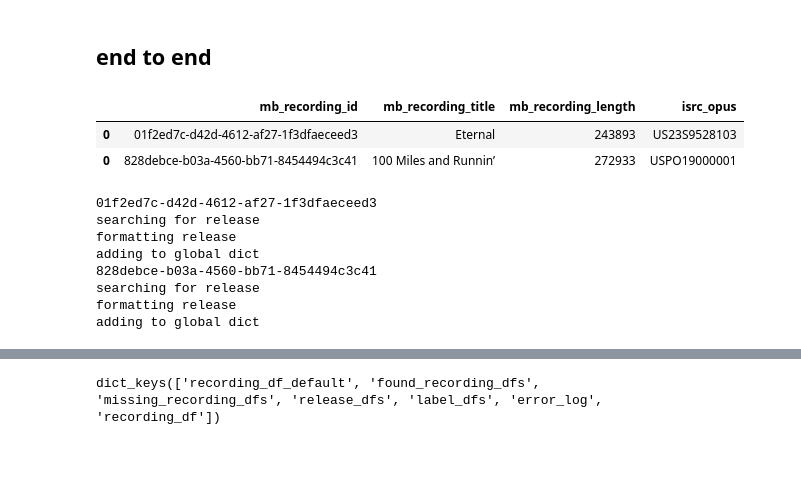
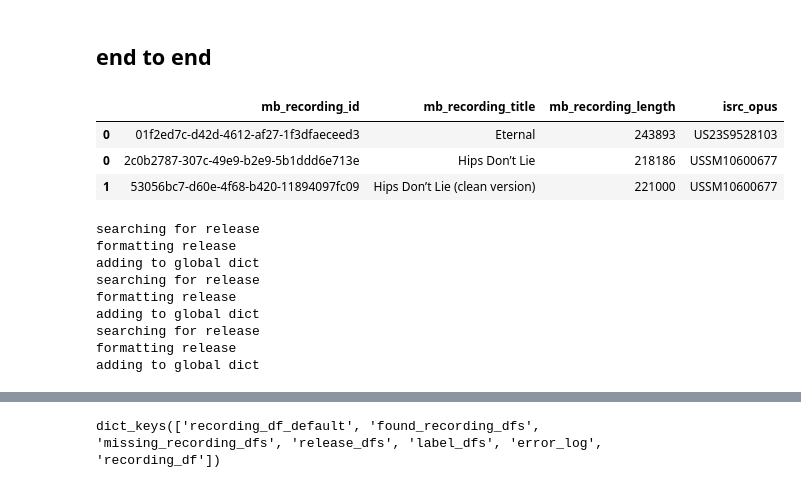
Before and after one commit to dknappopus/musicbrainz_api, a Jupyter notebook: musicbrainz_api.ipynb, the cells around one changed output, grey strips where cells are left out. Saved outputs shown, nothing was run; the diff lists cells and outputs as text; code cells hidden in the pictures; blank space fills up the shorter version.

```diff
--- a/musicbrainz_api.ipynb
+++ b/musicbrainz_api.ipynb
@@ -56,13 +56,16 @@ def create_mb_globals():
     missing_recording_dfs = []
     mb_release_dfs = []
     mb_label_dfs = []
+    related_recording_dfs = []
     error_log = []
+
 
     mb_global_dict = {'recording_df_default':mb_recording_df_dflt,
                       'found_recording_dfs':found_recording_dfs,
                       'missing_recording_dfs':missing_recording_dfs,
                       'release_dfs':mb_release_dfs,
                       'label_dfs':mb_label_dfs,
+                      'related_recording_dfs':related_recording_dfs,
                       'error_log':error_log}
     return mb_global_dict
 
@@ -359,32 +367,37 @@ dict_keys(['recording_df_default', 'found_recording_dfs', 'missing_recording_dfs
 # %%
 # plan
 # initialize global dictionary to store dataframes
 mb_global_dict = create_mb_globals()
 # isrc --> recording --> release --> label
 input_isrcs = ['US23S9528103',
-               'USPO19000001']
+               'USSM10600677']
 #
 # create recording dfs
 for isrc in input_isrcs:
     mb_global_dict = build_recording_df(input_isrc=isrc,mb_global_dict = mb_global_dict)
 
 mb_global_dict['recording_df'] = pd.concat(mb_global_dict['found_recording_dfs'])
 
 mb_global_dict['recording_df']
+
+# build related songs from recorded df
 # %% [output]
 |  | mb_recording_id | mb_recording_title | mb_recording_length | isrc_opus |
 | 0 | 01f2ed7c-d42d-4612-af27-1f3dfaeceed3 | Eternal | 243893 | US23S9528103 |
-| 0 | 828debce-b03a-4560-bb71-8454494c3c41 | 100 Miles and Runnin’ | 272933 | USPO19000001 |
+| 0 | 2c0b2787-307c-49e9-b2e9-5b1ddd6e713e | Hips Don’t Lie | 218186 | USSM10600677 |
+| 1 | 53056bc7-d60e-4f68-b420-11894097fc09 | Hips Don’t Lie (clean version) | 221000 | USSM10600677 |
 # %%
-for recording_id in mb_global_dict['recording_df']['mb_recording_id']:
+for idx, recording_record in mb_global_dict['recording_df'].iterrows():
     # print(recording_id)
-    build_release_df(recording_id,mb_global_dict)
+    # print(recording_record)
+    build_release_df(recording_record,mb_global_dict)
 # %% [output]
-01f2ed7c-d42d-4612-af27-1f3dfaeceed3
 searching for release
 formatting release
 adding to global dict
-828debce-b03a-4560-bb71-8454494c3c41
 searching for release
 formatting release
 adding to global dict
+searching for release
+formatting release
+adding to global dict
```
Also changed, not shown: parts of 21 cells of this notebook.
